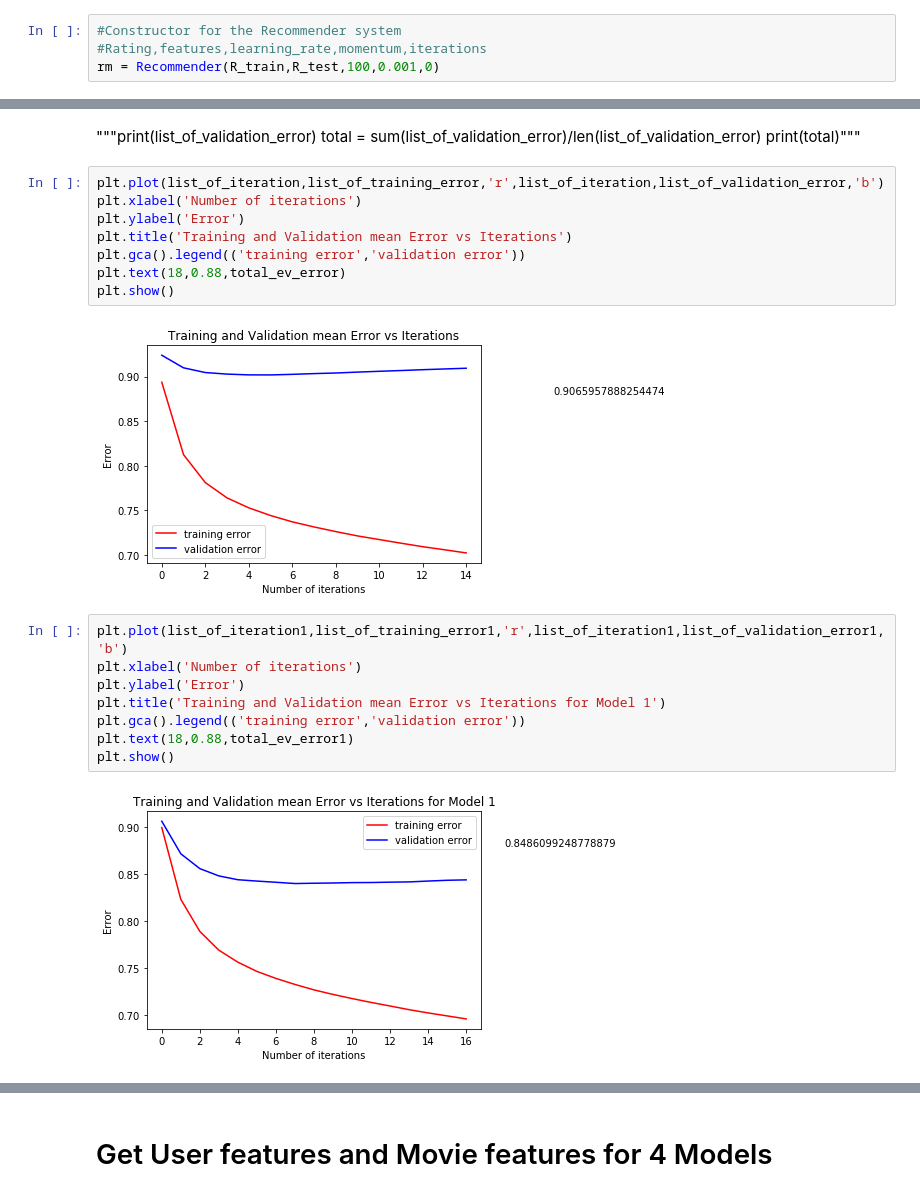
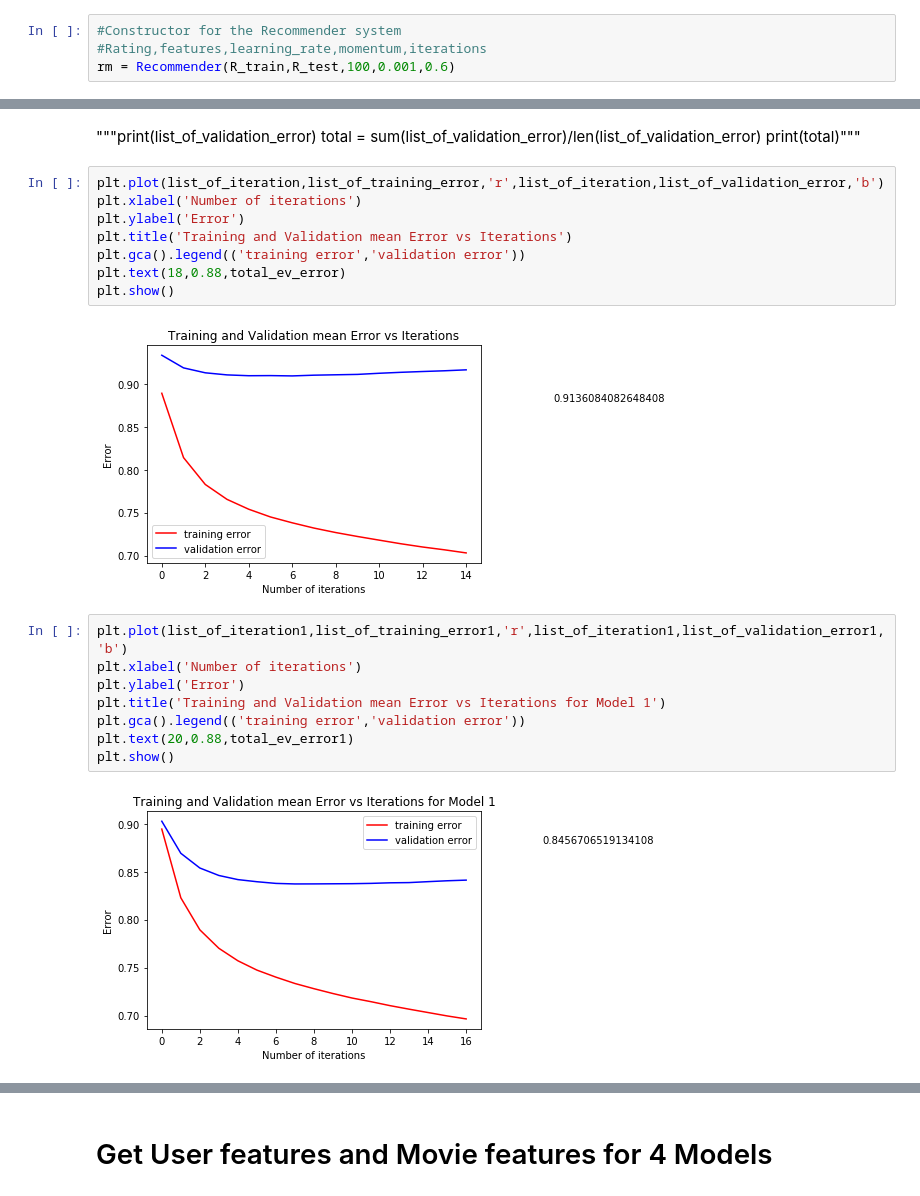
Before and after one commit to starbhattarai/Recommender_System, a Jupyter notebook: recommender_system.ipynb, the cells around one changed output, grey strips where cells are left out. Drawn from its saved outputs; the diff is of its cells as text.

```diff
--- a/recommender_system.ipynb
+++ b/recommender_system.ipynb
@@ -297,7 +297,7 @@ class Recommender():
 # %%
 #Constructor for the Recommender system
 #Rating,features,learning_rate,momentum,iterations
-rm = Recommender(R_train,R_test,100,0.001,0)
+rm = Recommender(R_train,R_test,100,0.001,0.6)
 # %%
 """Load User features and Movie features"""
 file_user_data = pd.read_csv("user_features_data.csv")
@@ -410,17 +404,17 @@ plt.gca().legend(('training error','validation error'))
 plt.text(18,0.88,total_ev_error)
 plt.show()
 # %% [output]
-[figure, old version]
+[figure, new version]
 # %%
 plt.plot(list_of_iteration1,list_of_training_error1,'r',list_of_iteration1,list_of_validation_error1,'b')
 plt.xlabel('Number of iterations')
 plt.ylabel('Error')
 plt.title('Training and Validation mean Error vs Iterations for Model 1')
 plt.gca().legend(('training error','validation error'))
-plt.text(18,0.88,total_ev_error1)
+plt.text(20,0.88,total_ev_error1)
 plt.show()
 # %% [output]
-[figure, old version]
+[figure, new version]
 # %%
 plt.plot(list_of_iteration2,list_of_training_error2,'r',list_of_iteration2,list_of_validation_error2,'b')
 plt.xlabel('Number of iterations')
```
Also changed, not shown: parts of 21 cells of this notebook.
